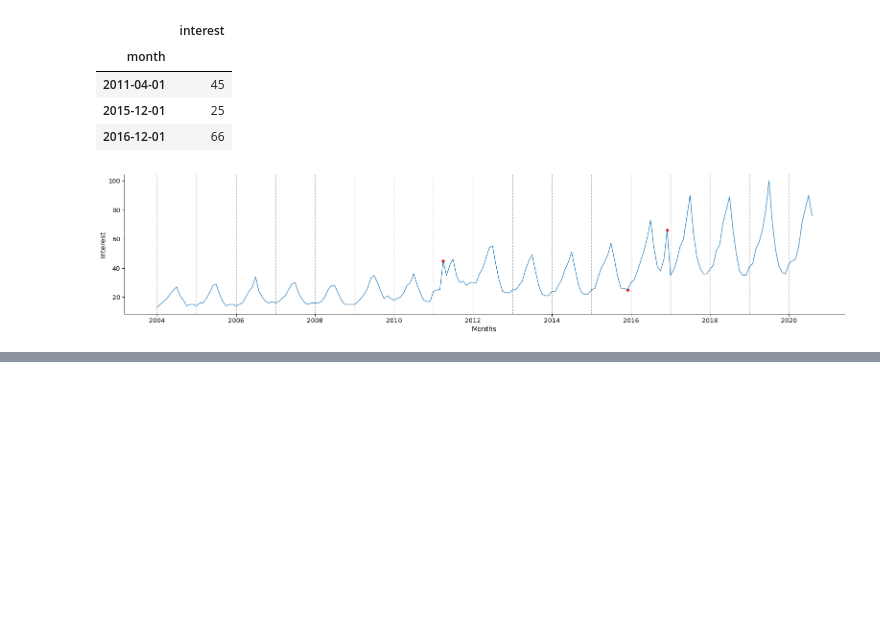
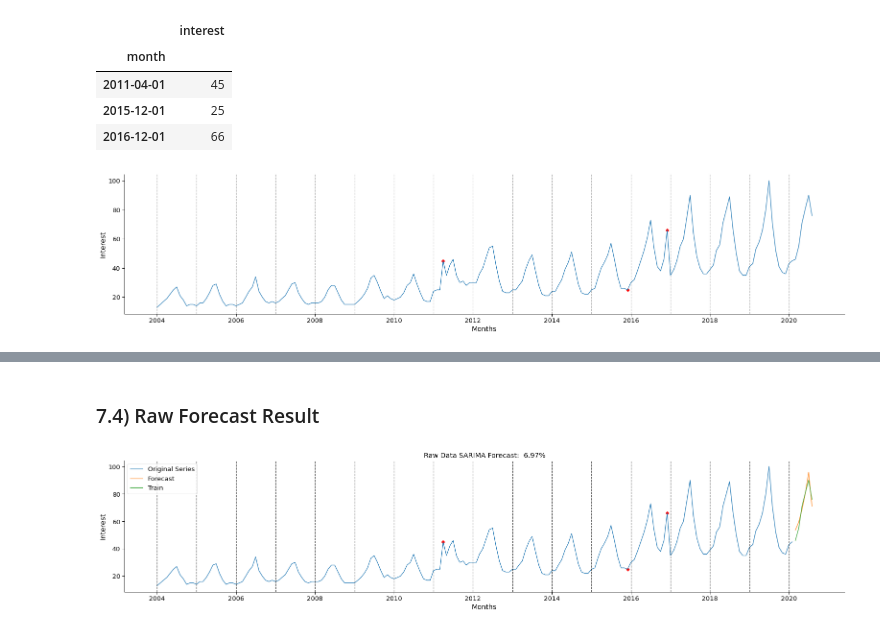
Before and after one commit to razielar/coursera_time_series_forecasting, a Jupyter notebook: anomaly_detection/AnomalyDetection_STL.ipynb, the cells around one changed output, grey strips where cells are left out. Saved outputs shown, nothing was run; the diff lists cells and outputs as text; code cells hidden in the pictures; blank space fills up the shorter version.

```diff
--- a/anomaly_detection/AnomalyDetection_STL.ipynb
+++ b/anomaly_detection/AnomalyDetection_STL.ipynb
@@ -199,0 +325,4 @@ plt.tight_layout()
+# %%
+sarima_predictions_raw_data = future_preds_df(model= stepwise_model, series= train, num_months= months_num)
+sarima_predictions_raw_data.rename(columns= {0: "forecast"}, inplace= True)
+sarima_predictions_raw_data
@@ -199,0 +337,21 @@ plt.tight_layout()
+# %% [markdown]
+### 7.4) Raw Forecast Result
+# %%
+plt.plot(train, label= "Original Series")
+plt.plot(sarima_predictions_raw_data, label= "Forecast")
+plt.plot(test, label= "Train")
+plt.scatter(anomalies.index, anomalies.interest, color='r', marker='D')
+
+for i in range(2004,2021):
+    plt.axvline(datetime(i,1,1), color='k', linestyle='--', alpha=0.7)
+
+# Calculate MAPE:
+raw_mape = mape(y= test.interest, y_hat= sarima_predictions_raw_data.forecast)
+
+plt.ylabel("Interest")
+plt.xlabel("Months")
+plt.legend(loc= "upper left")
+plt.title(f"Raw Data SARIMA Forecast: {raw_mape: 0.2%}")
+plt.tight_layout()
+# %% [output]
+[figure, added]
```
Also changed, not shown: parts of 15 cells of this notebook.
